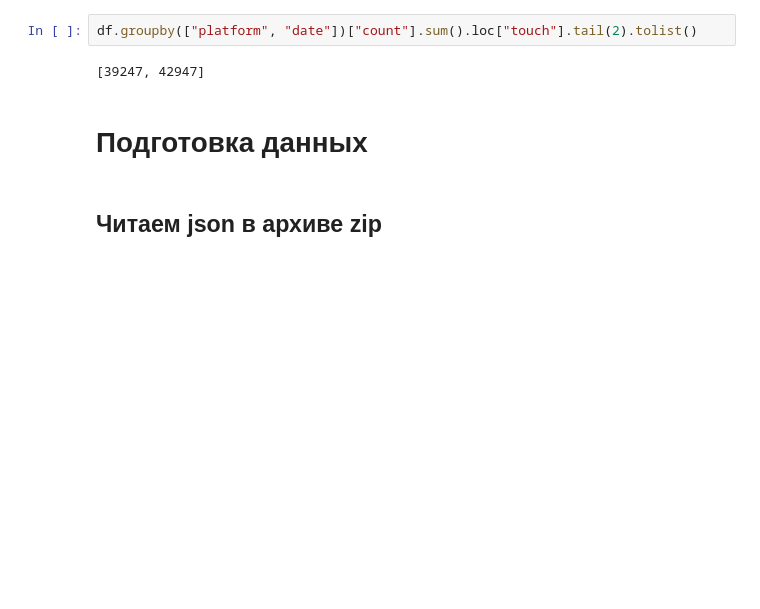
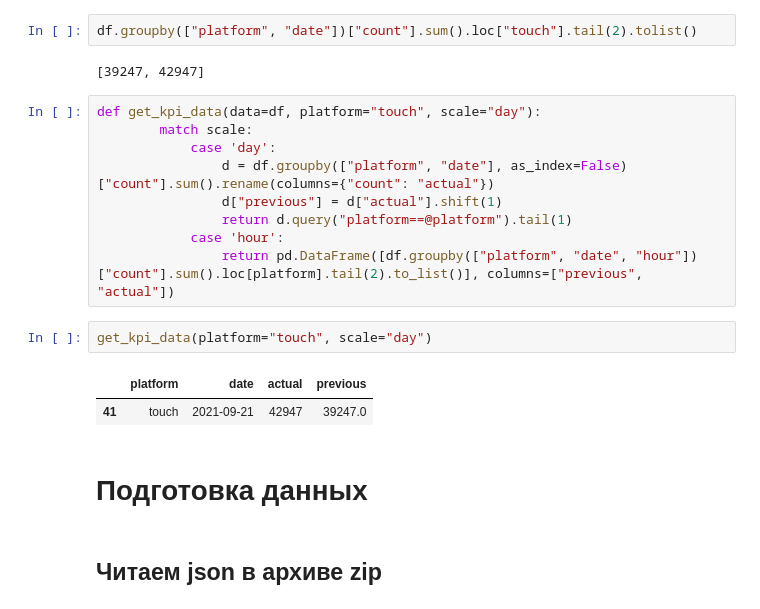
Before and after one commit to aleks-haksly/VIZRO, a Jupyter notebook: demos/test_yandex.ipynb, the cells around one changed output. Cells and saved outputs as stored; diff of their text form; blank space fills up the shorter version.

```diff
--- a/demos/test_yandex.ipynb
+++ b/demos/test_yandex.ipynb
@@ -57,6 +57,20 @@ df = select("SELECT * FROM vizro.yandex_data_agg")
 df.groupby(["platform", "date"])["count"].sum().loc["touch"].tail(2).tolist()
 # %% [output]
 [39247, 42947]
+# %%
+def get_kpi_data(data=df, platform="touch", scale="day"):
+        match scale:
+            case 'day':
+                d = df.groupby(["platform", "date"], as_index=False)["count"].sum().rename(columns={"count": "actual"})
+                d["previous"] = d["actual"].shift(1)
+                return d.query("platform==@platform").tail(1)
+            case 'hour':
+                return pd.DataFrame([df.groupby(["platform", "date", "hour"])["count"].sum().loc[platform].tail(2).to_list()], columns=["previous", "actual"])
+# %%
+get_kpi_data(platform="touch", scale="day")
+# %% [output]
+|  | platform | date | actual | previous |
+| 41 | touch | 2021-09-21 | 42947 | 39247.0 |
 # %% [markdown]
 # Подготовка данных
 # %% [markdown]
```
